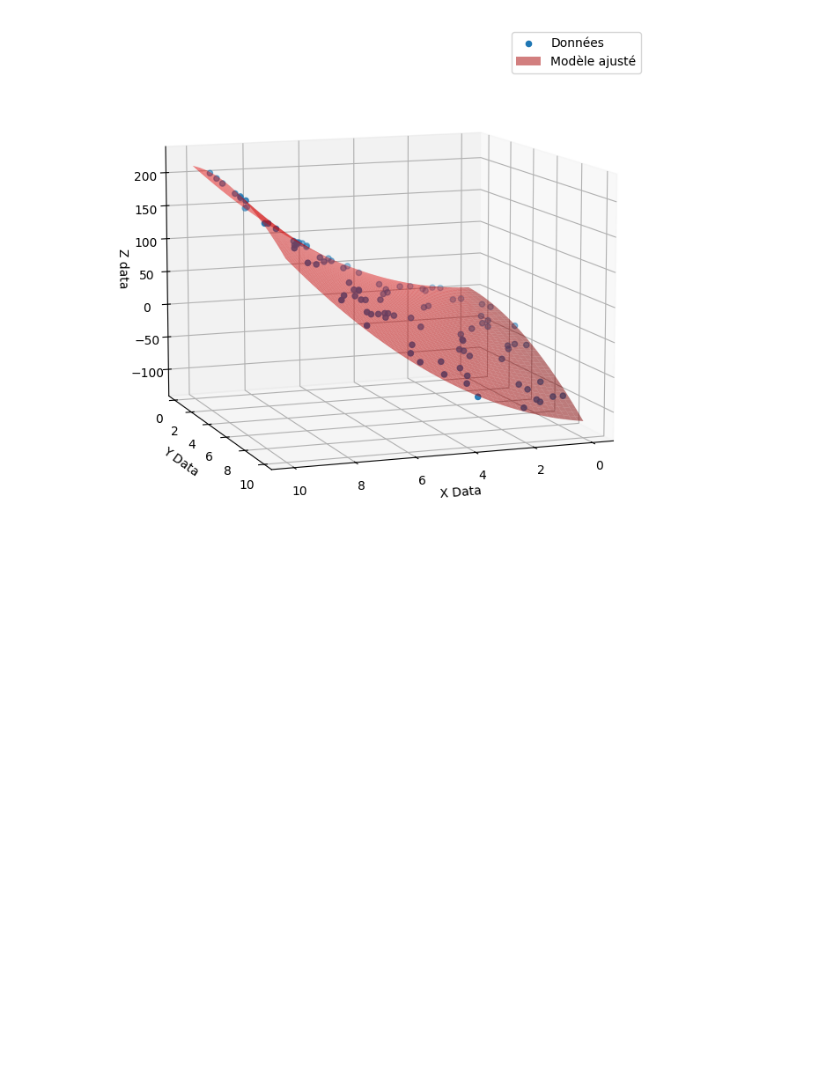
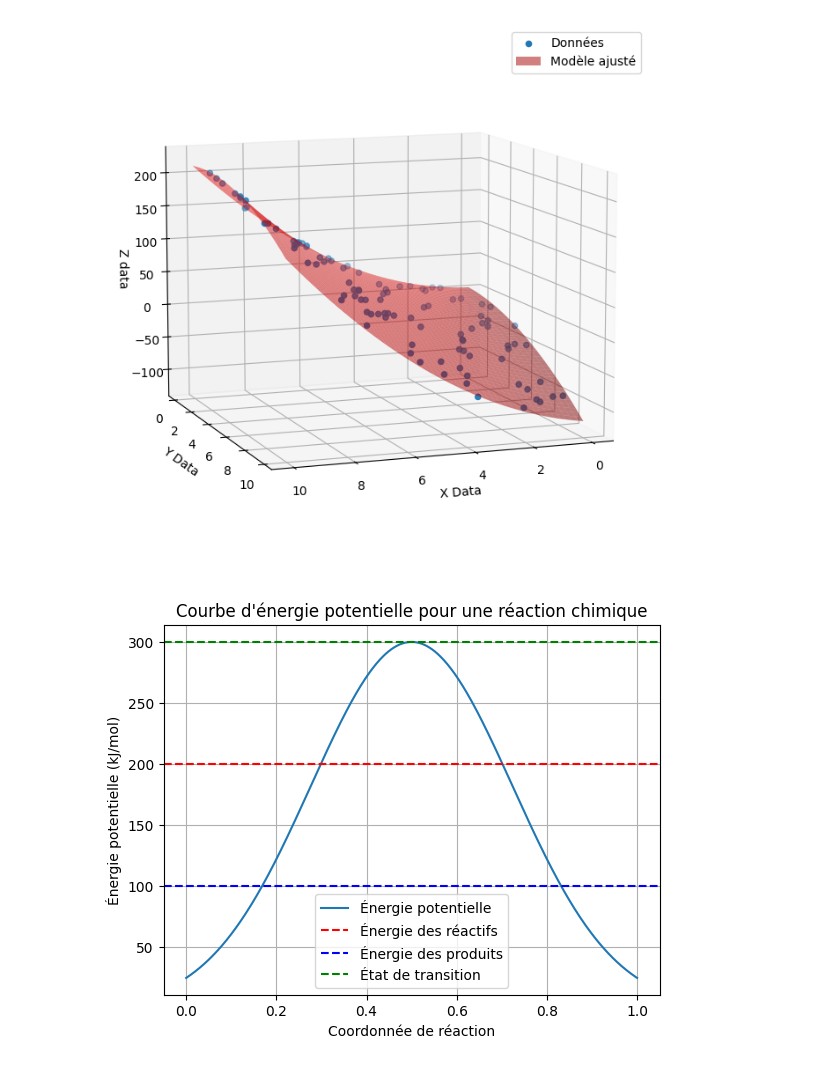
Before and after one commit to benjamingosselincliche/sciencesdelanature-garneau-catalogue-jupyter, a Jupyter notebook: notebooks/modeles_et_donnees_sckitlearn.ipynb, the cells around one changed output. Saved outputs shown, nothing was run; the diff lists cells and outputs as text; code cells hidden in the pictures; blank space fills up the shorter version.

```diff
--- a/notebooks/modeles_et_donnees_sckitlearn.ipynb
+++ b/notebooks/modeles_et_donnees_sckitlearn.ipynb
@@ -478,3 +478,37 @@ Paramètres ajustés:
  e = -1.8911452722957856,
  f = 2.765278185963029
 [figure]
+# %%
+import numpy as np
+import matplotlib.pyplot as plt
+
+# Définir les énergies et les paramètres
+E_R = 200  # kJ/mol
+E_TS = 300  # kJ/mol
+E_P = 100  # kJ/mol
+alpha = 10
+beta = 10
+
+# Définir la fonction d'énergie potentielle
+def E(x):
+    return E_R + (E_TS - E_R) * np.exp(-alpha * (x - 0.5)**2) + (E_P - E_TS) * (1 - np.exp(-beta * (x - 0.5)**2))
+
+# Générer les valeurs de x
+x = np.linspace(0, 1, 500)
+
+# Calculer les valeurs d'énergie potentielle
+y = E(x)
+
+# Tracer la courbe
+plt.plot(x, y, label='Énergie potentielle')
+plt.xlabel('Coordonnée de réaction')
+plt.ylabel('Énergie potentielle (kJ/mol)')
+plt.title('Courbe d\'énergie potentielle pour une réaction chimique')
+plt.axhline(y=E_R, color='r', linestyle='--', label='Énergie des réactifs')
+plt.axhline(y=E_P, color='b', linestyle='--', label='Énergie des produits')
+plt.axhline(y=E_TS, color='g', linestyle='--', label='État de transition')
+plt.legend()
+plt.grid(True)
+plt.show()
+# %% [output]
+[figure, added]
```
Also changed, not shown: parts of 1 cell of this notebook, 2 other files.
